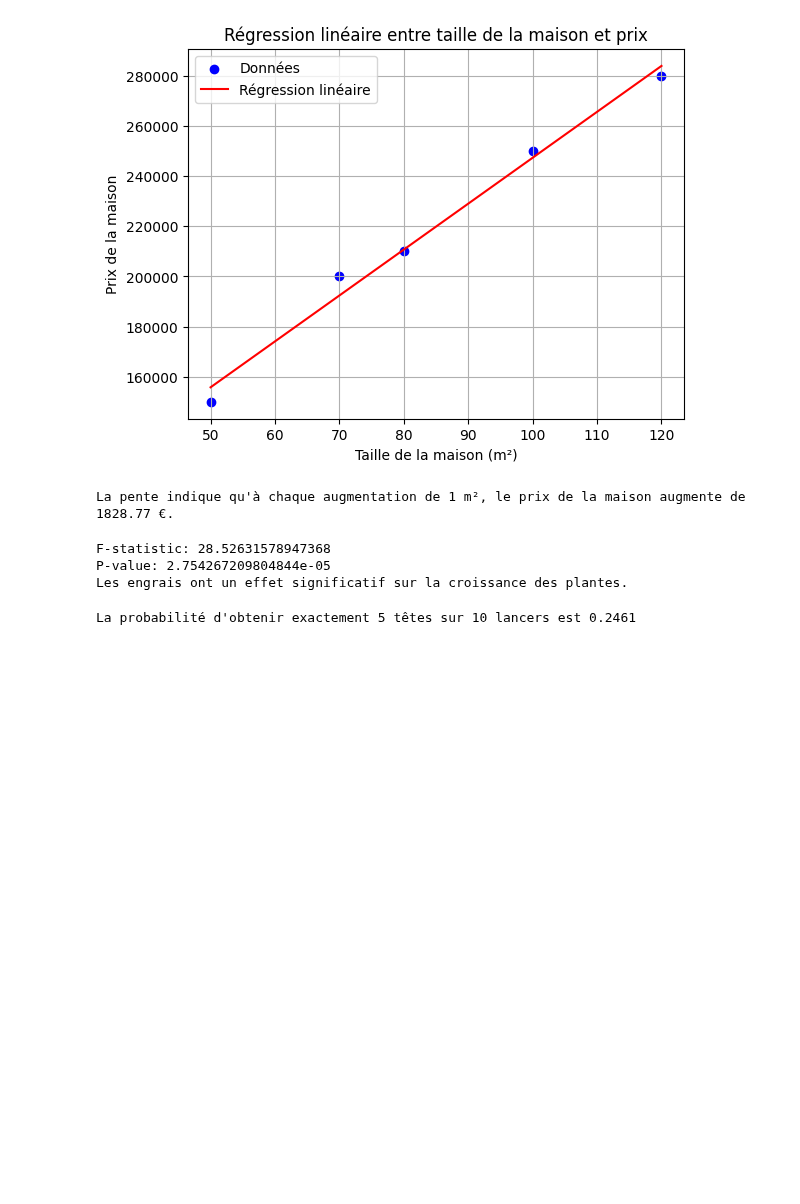
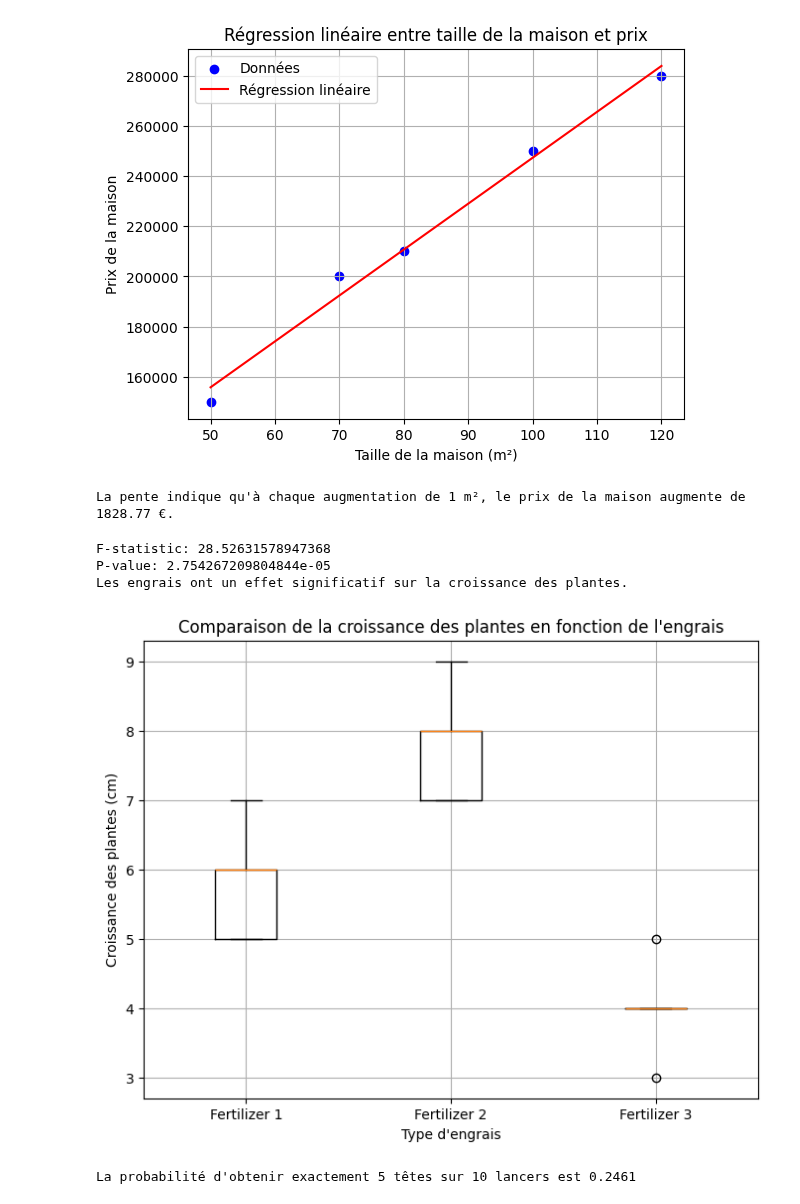
Before and after one commit to Jeynova/GenAI_Bootcamp, a Jupyter notebook: week3/day3/ExerciceXP/exo1.ipynb, the cells around one changed output. Saved outputs shown, nothing was run; the diff lists cells and outputs as text; code cells hidden in the pictures; blank space fills up the shorter version.

```diff
--- a/week3/day3/ExerciceXP/exo1.ipynb
+++ b/week3/day3/ExerciceXP/exo1.ipynb
@@ -184,20 +184,35 @@ La pente indique qu'à chaque augmentation de 1 m², le prix de la maison augmen
 # %%
 fertilizer_1 = [5, 6, 7, 6, 5]
 fertilizer_2 = [7, 8, 7, 9, 8]
 fertilizer_3 = [4, 5, 4, 3, 4]
+
 f_stat, p_val = stats.f_oneway(fertilizer_1, fertilizer_2, fertilizer_3)
 
 print("F-statistic:", f_stat)
 print("P-value:", p_val)
 
+# Interprétation du P-value
 if p_val < 0.05:
     print("Les engrais ont un effet significatif sur la croissance des plantes.")
 else:
     print("Il n'y a pas d'effet significatif des engrais sur la croissance des plantes.")
+
+# Visualisation des données avec un boxplot
+data = [fertilizer_1, fertilizer_2, fertilizer_3]
+labels = ['Fertilizer 1', 'Fertilizer 2', 'Fertilizer 3']
+
+plt.figure(figsize=(8, 6))
+plt.boxplot(data, tick_labels=labels)
+plt.title("Comparaison de la croissance des plantes en fonction de l'engrais")
+plt.xlabel("Type d'engrais")
+plt.ylabel("Croissance des plantes (cm)")
+plt.grid(True)
+plt.show()
 # %% [output]
 F-statistic: 28.52631578947368
 P-value: 2.754267209804844e-05
 Les engrais ont un effet significatif sur la croissance des plantes.
+[figure, added]
 # %%
 throw = 10
 proba = 0.5
```
Also changed, not shown: 1 other file.
